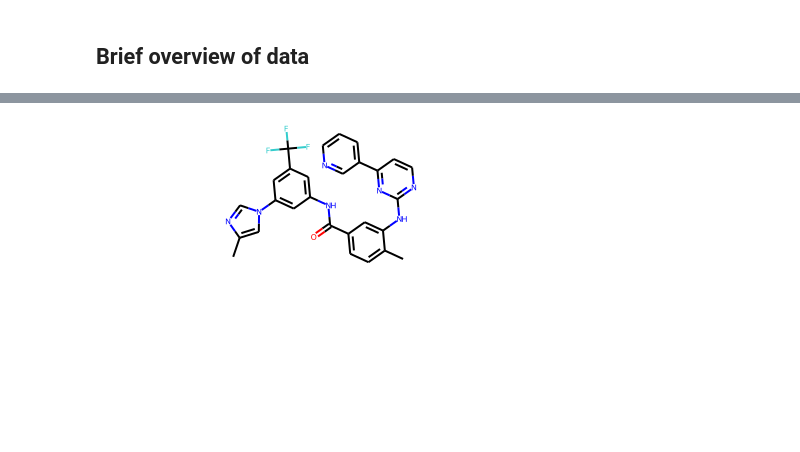
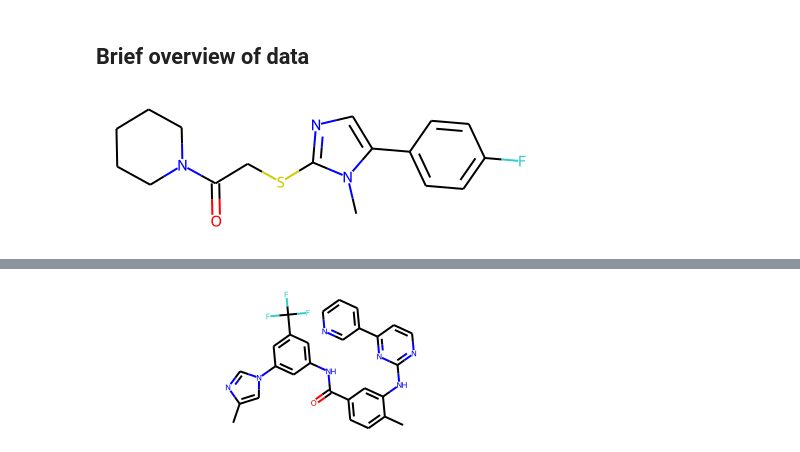
Before and after one commit to susanzhang233/mollykill, a Jupyter notebook: real one.ipynb, the cells around one changed output, grey strips where cells are left out. Saved outputs shown, nothing was run; the diff lists cells and outputs as text; code cells hidden in the pictures; blank space fills up the shorter version.

```diff
--- a/real one.ipynb
+++ b/real one.ipynb
@@ -35,3 +35,7 @@ def print_molecule(df, k, **kwargs):
     '''
     #np.where(df[['Smiles'] == k] )
     return Chem.MolFromSmiles(ihbt.iloc[ihbt.index[ihbt['Name'] == k][0]]['Smiles'])
+# %%
+Chem.MolFromSmiles('Cn1c(-c2ccc(F)cc2)cnc1SCC(=O)N1CCCCC1')
+# %% [output]
+[figure, added]
```
Also changed, not shown: parts of 1 cell of this notebook, 3 other files.
